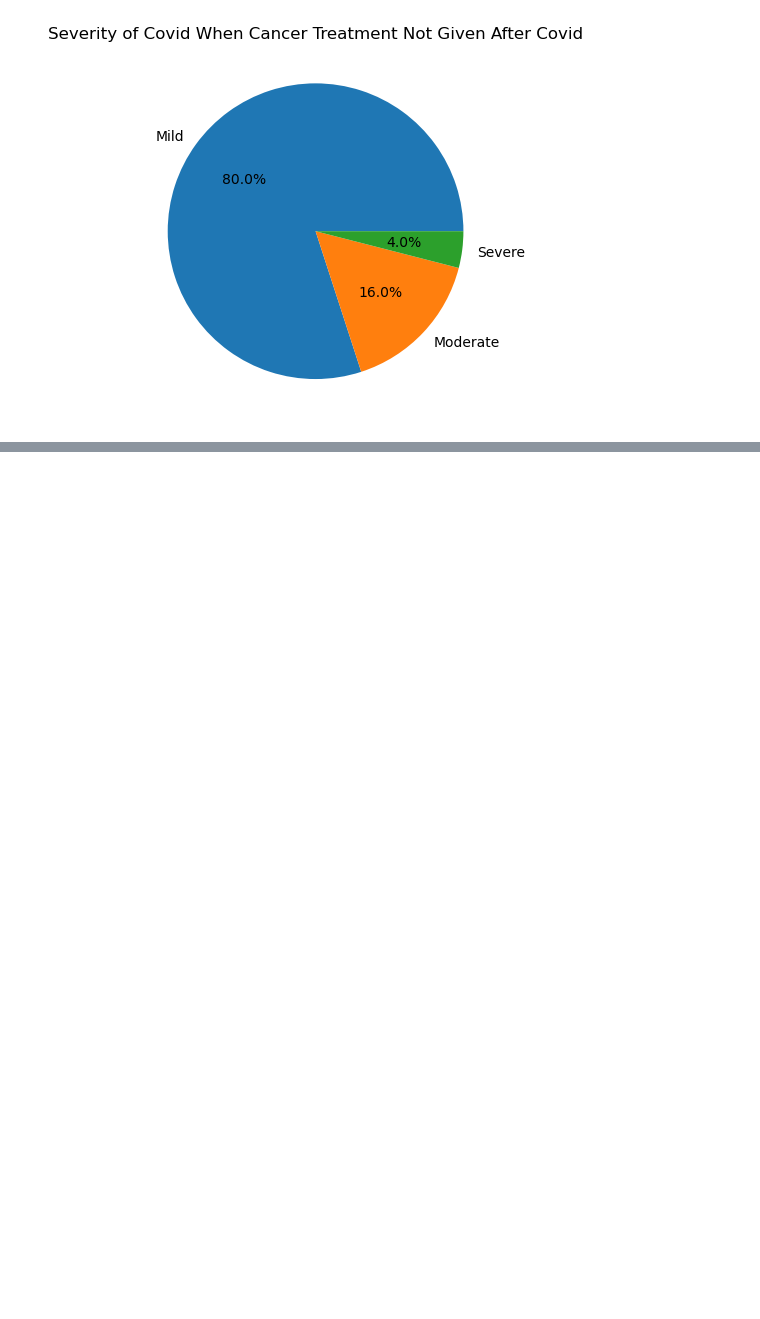
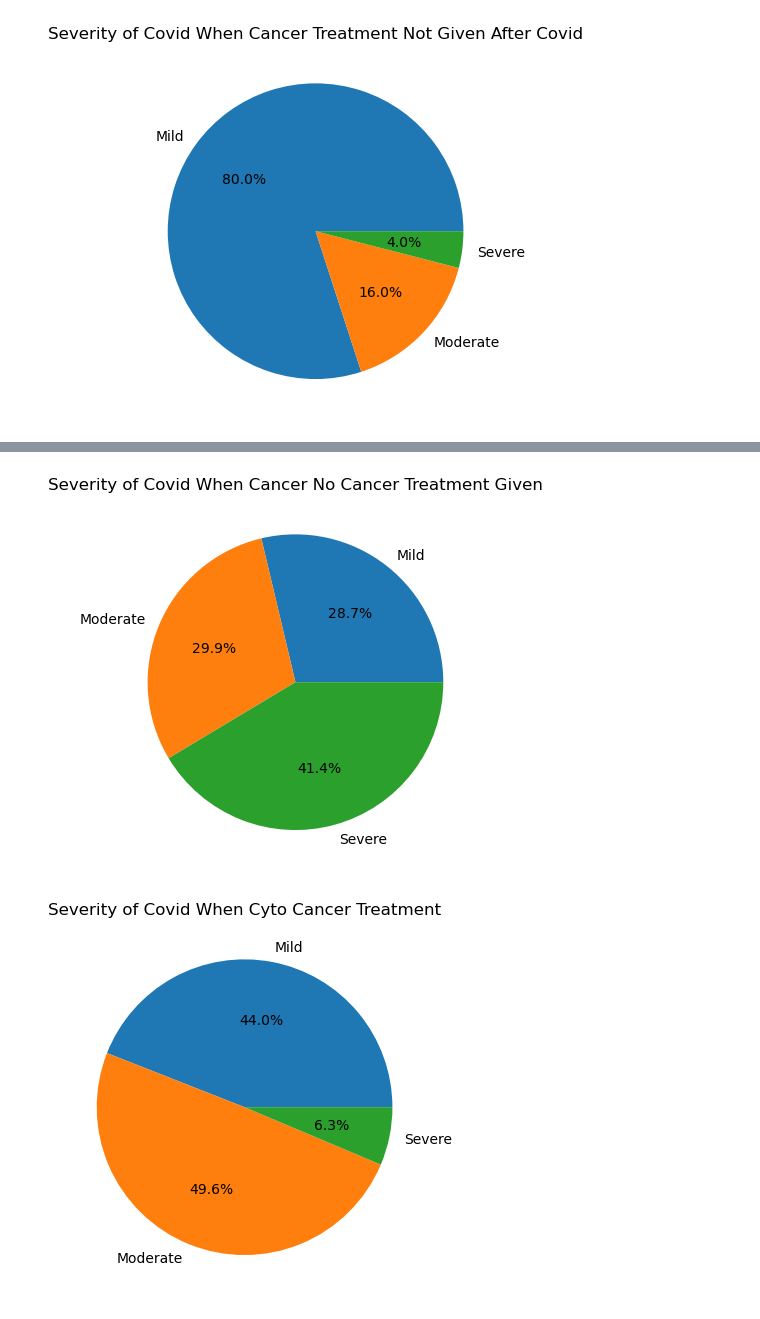
Before and after one commit to HSaleem352/Bootcamp-Project1, a Jupyter notebook: data_cleaning_afr.ipynb, the cells around one changed output, grey strips where cells are left out. Drawn from its saved outputs; the diff is of its cells as text; code cells hidden in the pictures; blank space fills up the shorter version.

```diff
--- a/data_cleaning_afr.ipynb
+++ b/data_cleaning_afr.ipynb
@@ -257,3 +280,46 @@ print(sev_treatment_chi)
 Power_divergenceResult(statistic=0.35874300509279555, pvalue=0.9857132078634444)
 Power_divergenceResult(statistic=0.322088093501308, pvalue=0.9883440569019923)
 Power_divergenceResult(statistic=1.5612703732794935, pvalue=0.8157355645710508)
+# %%
+# Creating Bar Charts
+
+treatment_labels = ["Mild", "Moderate","Severe"]
+
+# Pie Chart for None
+none_list = [mild_none_prop, mod_none_prop, sev_none_prop]
+plt.pie(none_list, labels=treatment_labels, autopct='%1.1f%%', )
+# plt.ylabel("Severity")
+plt.title("Severity of Covid When Cancer No Cancer Treatment Given")
+plt.show()
+
+
+# Pie Chart for Cyto
+cyto_list = [mild_cyto_prop, mod_cyto_prop, sev_cyto_prop]
+plt.pie(cyto_list, labels=treatment_labels, autopct='%1.1f%%', )
+# plt.ylabel("Severity")
+plt.title("Severity of Covid When Cyto Cancer Treatment")
+plt.show()
+
+# Pie Chart for Targeted
+targeted_list = [mild_targeted_prop, mod_targeted_prop, sev_targeted_prop]
+plt.pie(targeted_list, labels=treatment_labels, autopct='%1.1f%%', )
+# plt.ylabel("Severity")
+plt.title("Severity of Covid When Targeted Cancer Treatment Given")
+plt.show()
+
+# Pie Chart for Endo
+endo_list = [mild_endo_prop, mod_endo_prop, sev_endo_prop]
+plt.pie(endo_list, labels=treatment_labels, autopct='%1.1f%%', )
+# plt.ylabel("Severity")
+plt.title("Severity of Covid When Endo Cancer Treatment Given")
+plt.show()
+
+# Pie Chart for Immuno
+immuno_list = [mild_immuno_prop, mod_immuno_prop, sev_immuno_prop]
+plt.pie(immuno_list, labels=treatment_labels, autopct='%1.1f%%', )
+# plt.ylabel("Severity")
+plt.title("Severity of Covid When Immuno Cancer Treatment Given")
+plt.show()
+# %% [output]
+[figure, added]
+[figure, added]
```
Also changed, not shown: parts of 5 cells of this notebook.
